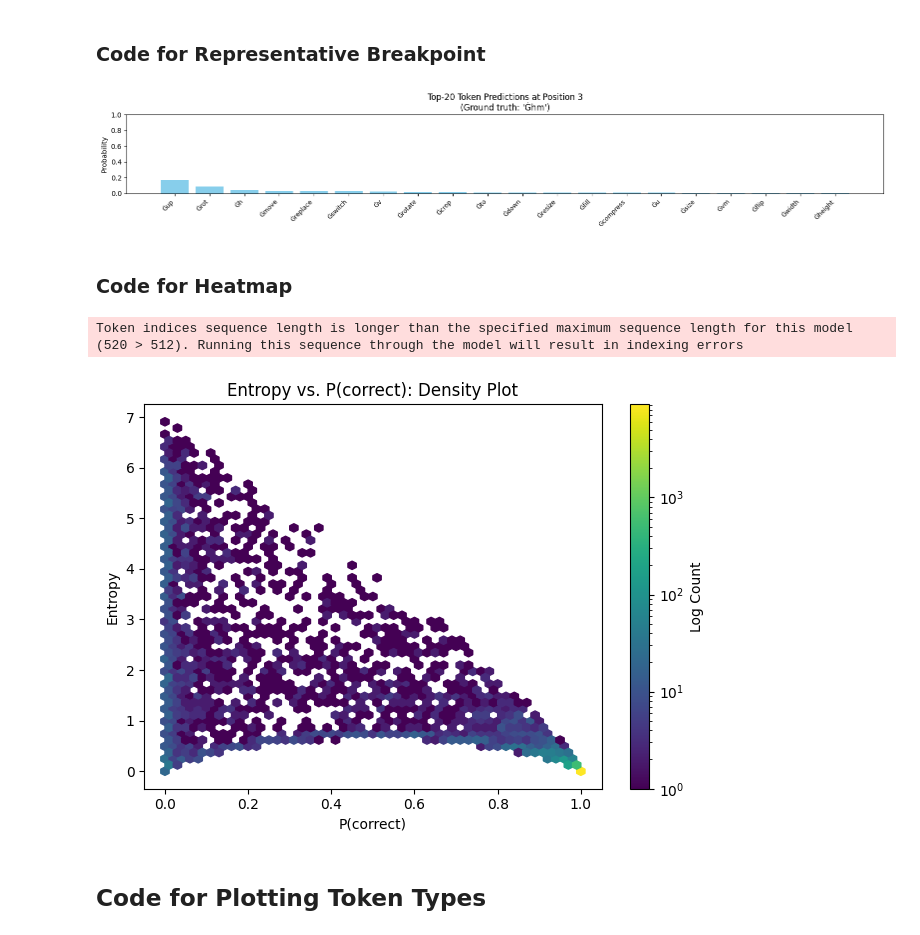
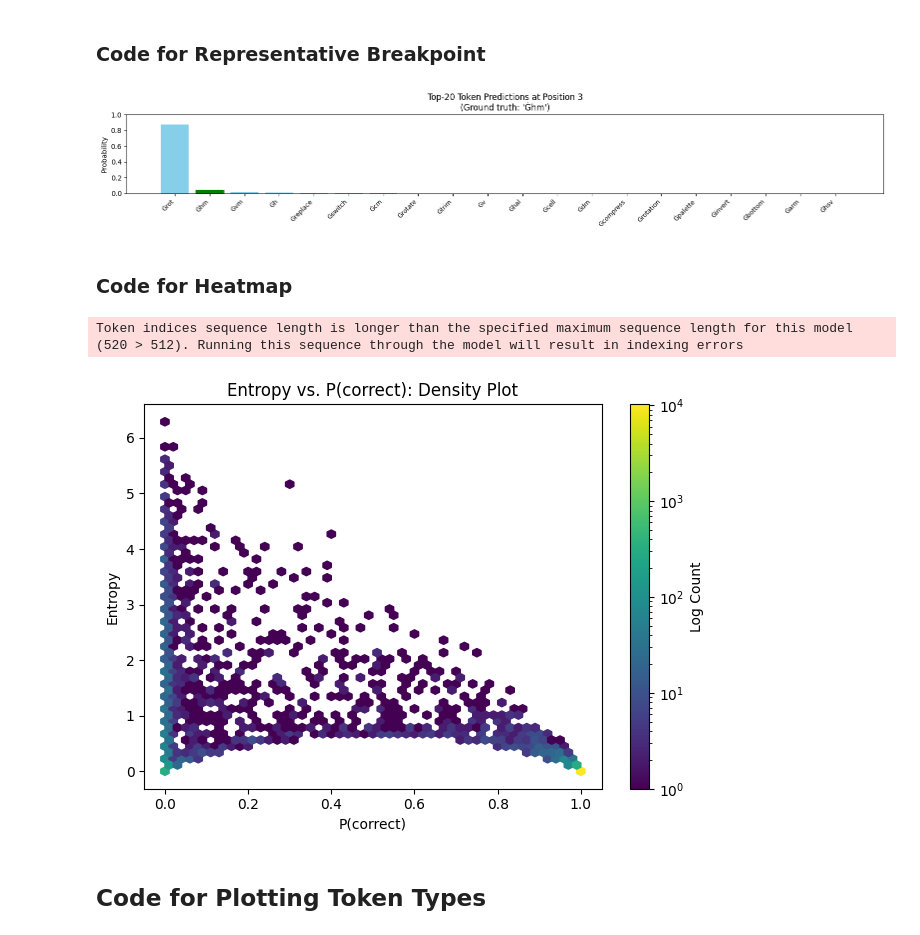
Before and after one commit to MGWSimpson/AlphaARC, a Jupyter notebook: analysis/identifying_breakpoints.ipynb, the cells around one changed output. Cells and saved outputs as stored; diff of their text form; code cells hidden in the pictures.

```diff
--- a/analysis/identifying_breakpoints.ipynb
+++ b/analysis/identifying_breakpoints.ipynb
@@ -30,7 +30,7 @@ with open('../data/split_keys.json') as fp:
 validation_tasks = json_object['val']
 validation_tasks
 
-model_path = '../finetune-checkpoint/dev-checkpoint'
+model_path ='/home/mgws3/AlphaARC/finetune/2025-06-27_10-52-58/checkpoint-1200'
 # %% [markdown]
 ## Code for Generating Sequence Level Probabilities
 # %%
@@ -445,12 +421,12 @@ def output_token_distribution_at_position(task_id, tokens, probs, tokenizer, pos
 
 
 task_id= '68b16354'
-tokens, p_token = compute_probs_for_task(task_id,  model_path='../finetune/2025-06-16_01-31-36/checkpoint-80')
+tokens, p_token = compute_probs_for_task(task_id,  model_path=model_path)
 
 
 output_token_distribution_at_position(task_id, tokens, p_token, AutoTokenizer.from_pretrained('Salesforce/codet5p-220m'), position= 3, top_k=20)
 # %% [output]
-[figure, old version]
+[figure, new version]
 # %% [markdown]
 ### Code for Heatmap
 # %%
@@ -528,35 +504,35 @@ def display_hex_bin(correct_probs, entropies):
     plt.title('Entropy vs. P(correct): Density Plot')
     plt.tight_layout()
     plt.savefig('../figures/entropy-hexbin.png')
     plt.show()
 
 
 def display_violin_plots(correct_probs, entropies):
 
     data = pd.DataFrame({
         'P_correct': correct_probs,
         'entropy': entropies
     })
 
     # Bin the P(correct) values
     data['bucket'] = pd.cut(data['P_correct'], bins=np.linspace(0, 1, 11), include_lowest=True)
 
     # Plot violin plot of entropy distributions per bucket
     plt.figure(figsize=(10, 5))
     sns.violinplot(x='bucket', y='entropy', data=data, inner='quartile', scale='width')
     plt.title('Distribution of Entropy per P(correct) Bucket')
     plt.xlabel('P(correct) Bucket')
     plt.ylabel('Entropy')
     plt.xticks(rotation=45)
     plt.tight_layout()
     plt.show()
 
 
-correct_probs, entropies = compute_probs_and_entropies(validation_tasks,  '../finetune/2025-06-16_01-31-36/checkpoint-80' )
+correct_probs, entropies = compute_probs_and_entropies(validation_tasks, model_path )
 display_hex_bin(correct_probs, entropies)
 # %% [output]
 Token indices sequence length is longer than the specified maximum sequence length for this model (520 > 512). Running this sequence through the model will result in indexing errors
-[figure, old version]
+[figure, new version]
 # %% [markdown]
 ## Code for Plotting Token Types
 # %%
```
Also changed, not shown: parts of 8 cells of this notebook, 17 other files.
